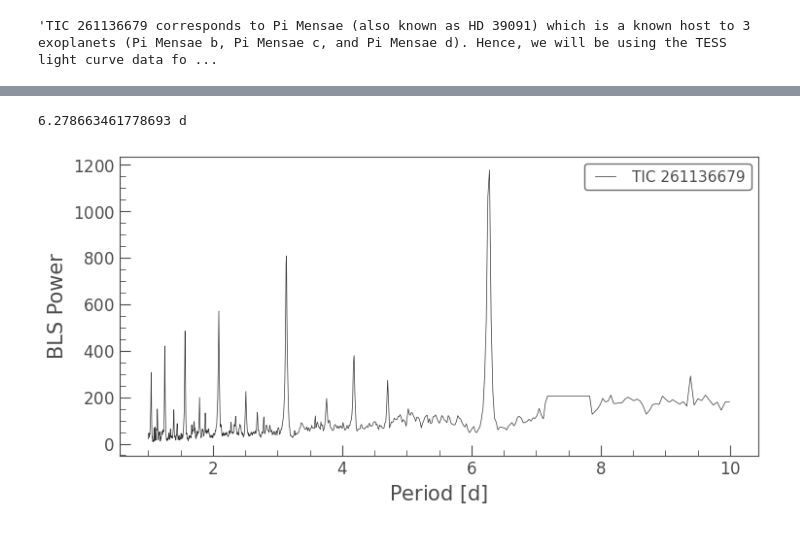
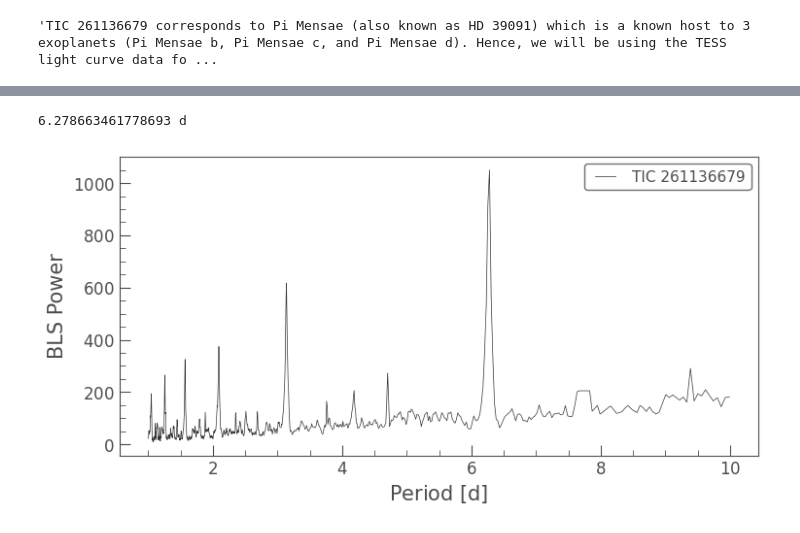
Before and after one commit to lorddarthroro/TESS-Exoplanet-Transit-Detection-Using-Light-Curve-Analysis, a Jupyter notebook: tess_exoplanet_transit_detection.ipynb, the cells around one changed output, grey strips where cells are left out. Cells and saved outputs as stored; diff of their text form; code cells hidden in the pictures.

```diff
--- a/tess_exoplanet_transit_detection.ipynb
+++ b/tess_exoplanet_transit_detection.ipynb
@@ -32,8 +30,8 @@ plt.show()
 # %%
 # Remove unstable observation region
 filtered_lc = lc_flat[
-    ~((lc_flat.time.value >= 1346) &
-      (lc_flat.time.value <= 1350))
+    ~((lc_flat.time.value >= 1347) &
+      (lc_flat.time.value <= 1351))
 ]
 
 filtered_lc.plot()
@@ -81,13 +62,13 @@ Detected orbital period: 2.0824681395647073 d
 # %%
-pg = clipped_lc.to_periodogram(
+pg = processed_lc.to_periodogram(
     method="bls",
     minimum_period=1,
     maximum_period=10
 )
 
 pg.plot()
 print(pg.period_at_max_power)
 plt.show()
 # %% [output]
 6.278663461778693 d
-[figure, old version]
+[figure, new version]
```
Also changed, not shown: parts of 8 cells of this notebook.
